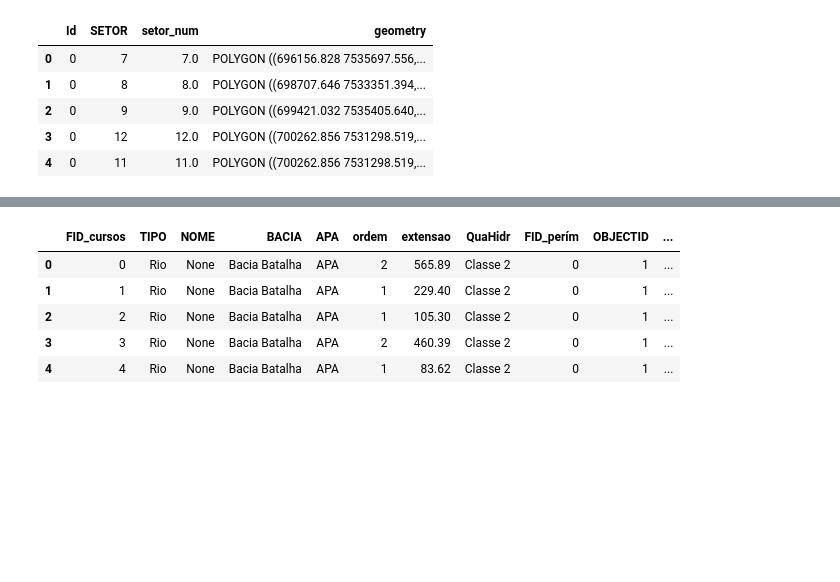
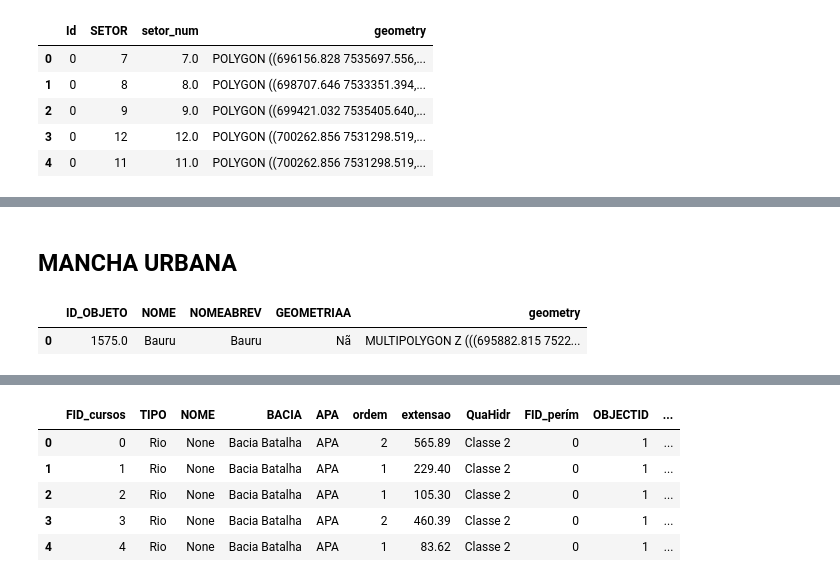
Before and after one commit to micazev/geospatial-data-exploration-bauru, a Jupyter notebook: Bauru.ipynb, the cells around one changed output, grey strips where cells are left out. Saved outputs shown, nothing was run; the diff lists cells and outputs as text; code cells hidden in the pictures; blank space fills up the shorter version.

```diff
--- a/Bauru.ipynb
+++ b/Bauru.ipynb
@@ -222,0 +249,7 @@ m_2
+# %% [markdown]
+## MANCHA URBANA
+# %%
+mancha_urbana.head()
+# %% [output]
+|  | ID_OBJETO | NOME | NOMEABREV | GEOMETRIAA | geometry |
+| 0 | 1575.0 | Bauru | Bauru | Nã | MULTIPOLYGON Z (((695882.815 7522... |
```
Also changed, not shown: parts of 11 cells of this notebook.
